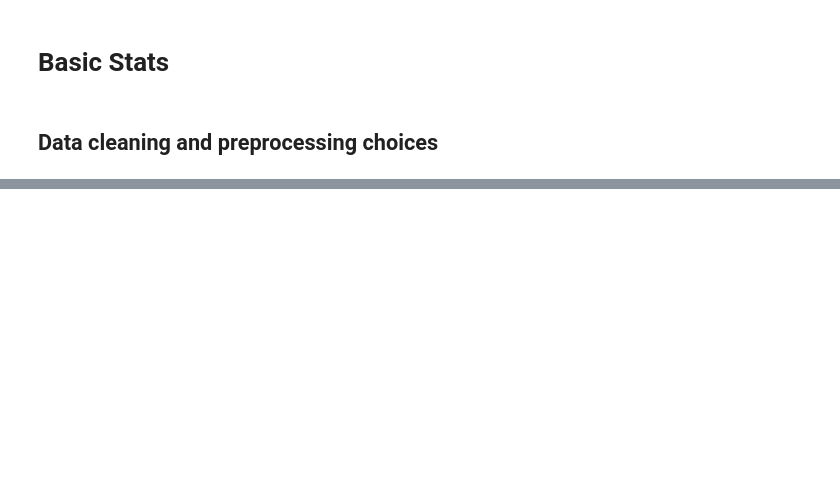
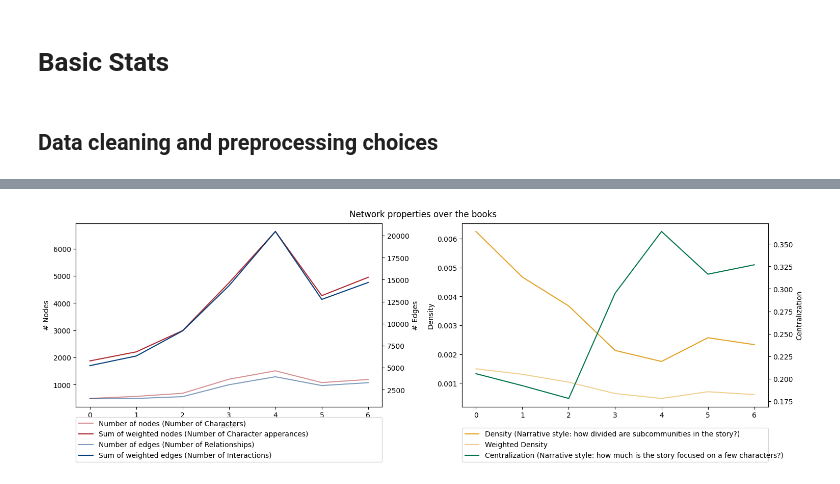
Before and after one commit to Magnus-Harder/CSS_Project, a Jupyter notebook: explainer_basic_stats_1.ipynb, the cells around one changed output, grey strips where cells are left out. Saved outputs shown, nothing was run; the diff lists cells and outputs as text; code cells hidden in the pictures; blank space fills up the shorter version.

```diff
--- a/explainer_basic_stats_1.ipynb
+++ b/explainer_basic_stats_1.ipynb
@@ -165,0 +478,8 @@ Write a short section that discusses the dataset stats (here you can recycle the
+# %%
+# Network
+with open("Temp/Book_networks.pkl", "rb") as f:
+    book_networks = pkl.load(f)
+
+# Text
+with open("Temp/Dynamic_text.pkl", "rb") as f:
+    book_text = pkl.load(f)
@@ -165,0 +489,51 @@ Write a short section that discusses the dataset stats (here you can recycle the
+# %%
+def getCentralization(centrality):
+    n_val = float(len(centrality))
+    c_denominator = (n_val-1)*(n_val-2)
+
+    c_node_max = max(centrality.values())
+    c_sorted = sorted(centrality.values(), reverse=True)
+    c_numerator = sum([(c_node_max*(n_val-1) - value*(n_val-1)) for value in c_sorted])
+
+    return float(c_numerator/c_denominator)
+
+sizes = np.array([len([n for s in book.nodes.data('sizes') for n in s[1] if n != 0]) for book in book_networks.values()])
+sizes_w = np.array([sum([sum(s[1].values()) for s in book.nodes.data('sizes')]) for book in book_networks.values()])
+
+edges = np.array([book.number_of_edges() for book in book_networks.values()])
+edges_w = np.array([sum([sum(w[2].values()) for w in book.edges.data('weight')]) for book in book_networks.values()])
+
+centralitization = np.array([getCentralization(nx.degree_centrality(book)) for book in book_networks.values()])
+
+fig, ax = plt.subplots(1, 2, figsize=(15,5), constrained_layout=True)
+ax[0].plot(sizes, label = "Number of nodes (Number of Characters)", color = colors[0], alpha = 0.5)
+ax[0].plot(sizes_w, label = "Sum of weighted nodes (Number of Character apperances)", color = colors[0])
+ax0_2 = ax[0].twinx()
+
+ax0_2.plot(edges, label = "Number of edges (Number of Relationships)", color = colors[1], alpha = 0.5)
+ax0_2.plot(edges_w, label = "Sum of weighted edges (Number of Interactions)", color = colors[1])
+ax[0].set_xlabel("Book")
+ax[0].set_ylabel("# Nodes")
+ax0_2.set_ylabel("# Edges")
+
+lines, labels = ax[0].get_legend_handles_labels()
+lines2, labels2 = ax0_2.get_legend_handles_labels()
+ax0_2.legend(lines + lines2, labels + labels2, bbox_to_anchor=(0., -0.3, 1., .102), loc='lower left',
+              ncol=1, mode="expand", borderaxespad=0.)
+
+ax[1].plot((1*edges)/(sizes*(sizes-1)), label = "Density (Narrative style: how divided are subcommunities in the story?)", color = colors[2])
+ax[1].plot((1*edges_w)/(sizes_w*(sizes_w-1)), label = "Weighted Density", color = colors[2], alpha = 0.5)
+ax1_2 = ax[1].twinx()
+ax1_2.plot(centralitization, label = "Centralization (Narrative style: how much is the story focused on a few characters?)", color = colors[3])
+ax[1].set_ylabel("Density")
+ax1_2.set_ylabel("Centralization")
+
+lines, labels = ax[1].get_legend_handles_labels()
+lines2, labels2 = ax1_2.get_legend_handles_labels()
+ax1_2.legend(lines + lines2, labels + labels2, bbox_to_anchor=(0., -0.3, 1., .102), loc='lower left',
+              ncol=1, mode="expand", borderaxespad=0.)
+
+fig.suptitle("Network properties over the books")
+plt.show()
+# %% [output]
+[figure, added]
```
Also changed, not shown: parts of 47 cells of this notebook, 12 other files.
